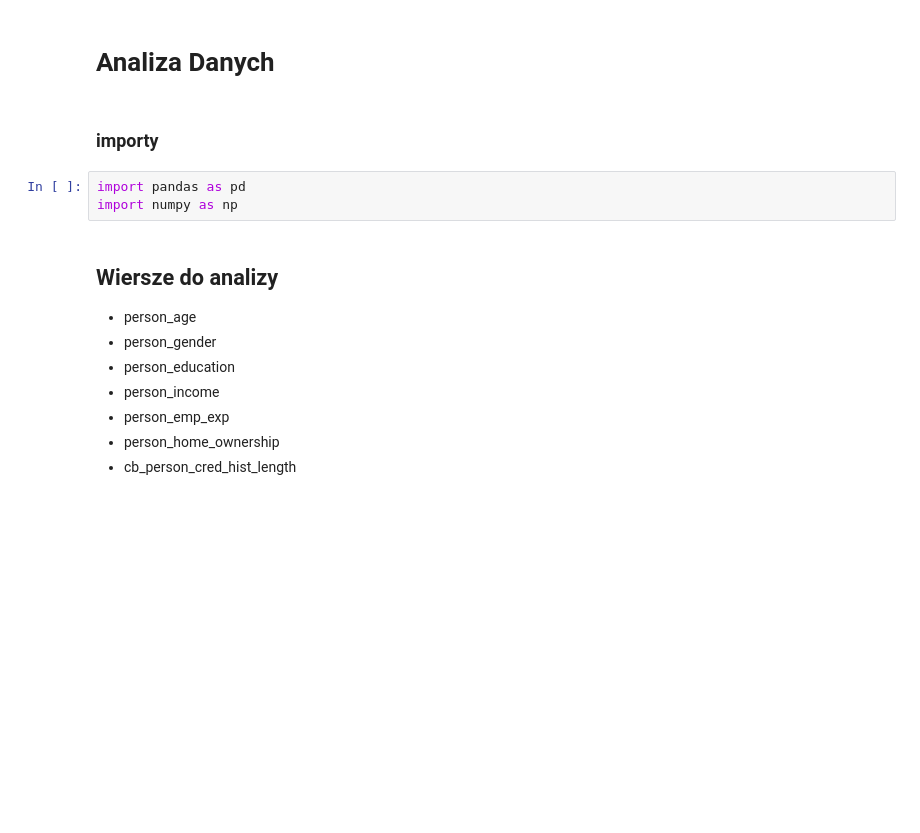
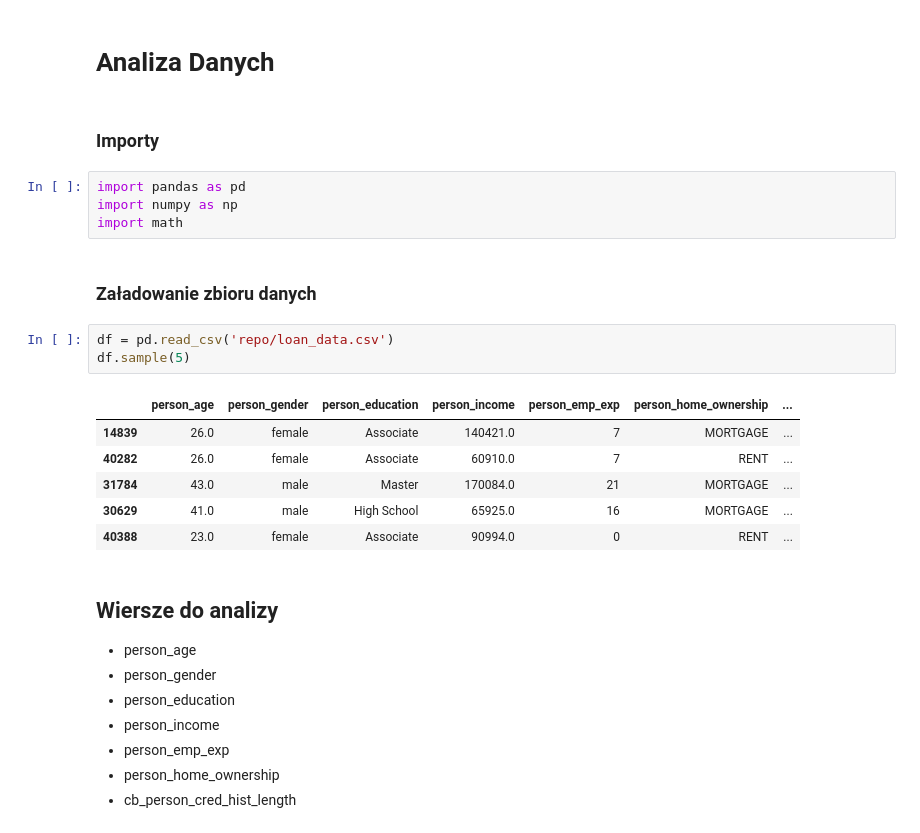
Before and after one commit to EmD4blju/loan_assistant, a Jupyter notebook: neural_core/analysis_01.ipynb, the cells around one changed output. Saved outputs shown, nothing was run; the diff lists cells and outputs as text; blank space fills up the shorter version.

```diff
--- a/neural_core/analysis_01.ipynb
+++ b/neural_core/analysis_01.ipynb
@@ -1,10 +1,23 @@
 # %% [markdown]
 # __Analiza Danych__
 # %% [markdown]
-### importy
+### Importy
 # %%
 import pandas as pd
 import numpy as np
+import math
+# %% [markdown]
+### Załadowanie zbioru danych
+# %%
+df = pd.read_csv('repo/loan_data.csv')
+df.sample(5)
+# %% [output]
+|  | person_age | person_gender | person_education | person_income | person_emp_exp | person_home_ownership | ... |
+| 14839 | 26.0 | female | Associate | 140421.0 | 7 | MORTGAGE | ... |
+| 40282 | 26.0 | female | Associate | 60910.0 | 7 | RENT | ... |
+| 31784 | 43.0 | male | Master | 170084.0 | 21 | MORTGAGE | ... |
+| 30629 | 41.0 | male | High School | 65925.0 | 16 | MORTGAGE | ... |
+| 40388 | 23.0 | female | Associate | 90994.0 | 0 | RENT | ... |
 # %% [markdown]
 ## Wiersze do analizy
 * person_age
```
Also changed, not shown: parts of 29 cells of this notebook.
